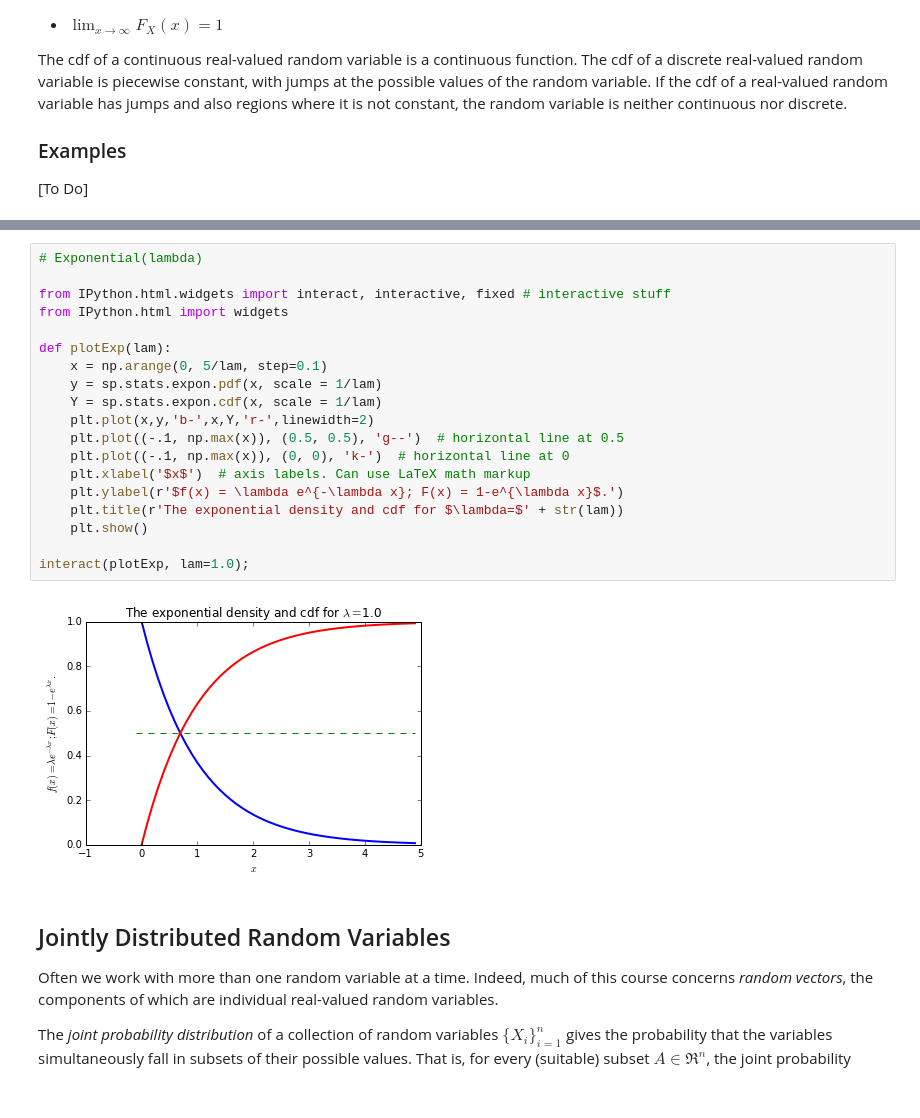
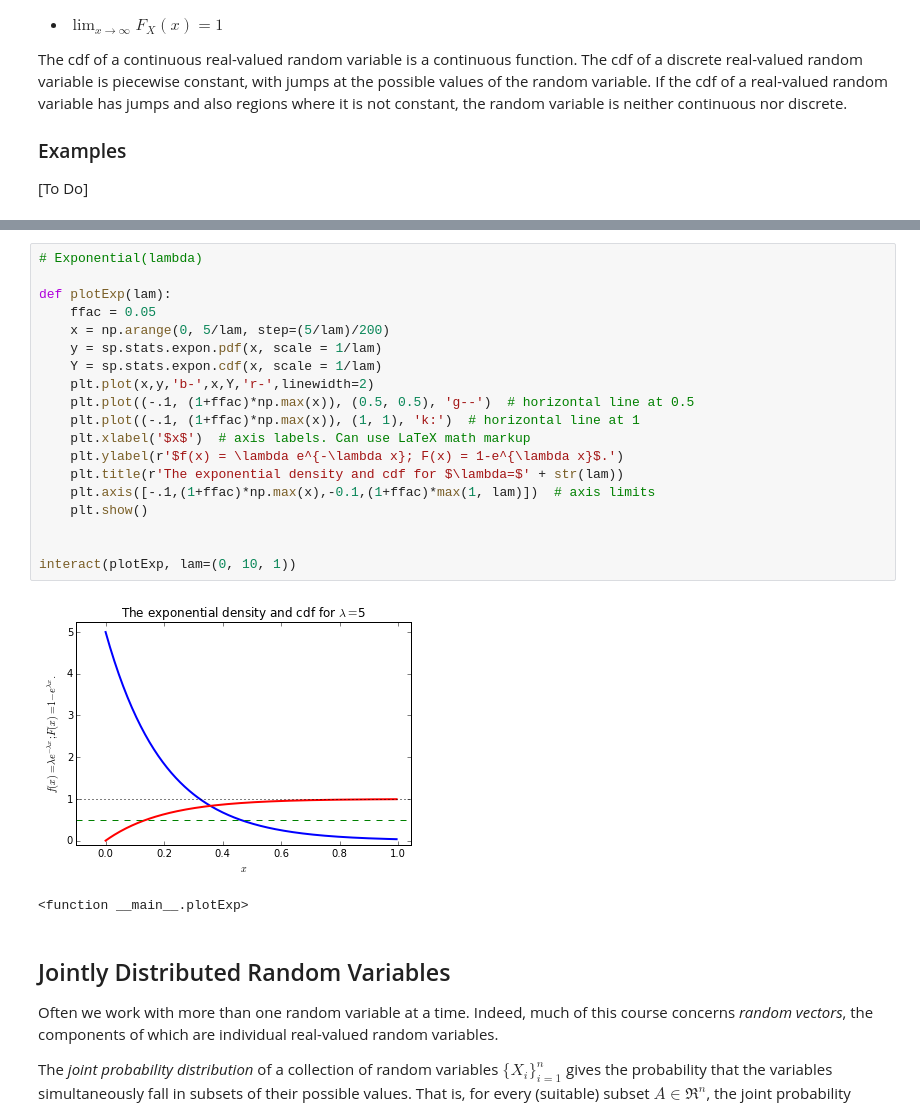
Before and after one commit to pbstark/PhysEng, a Jupyter notebook: rv.ipynb, the cells around one changed output, grey strips where cells are left out. Drawn from its saved outputs; the diff is of its cells as text.

```diff
--- a/rv.ipynb
+++ b/rv.ipynb
@@ -173,24 +182,25 @@ plt.show()
 # %%
 # Exponential(lambda)
 
-from IPython.html.widgets import interact, interactive, fixed # interactive stuff
-from IPython.html import widgets
-
 def plotExp(lam):
-    x = np.arange(0, 5/lam, step=0.1)
+    ffac = 0.05
+    x = np.arange(0, 5/lam, step=(5/lam)/200)
     y = sp.stats.expon.pdf(x, scale = 1/lam)
     Y = sp.stats.expon.cdf(x, scale = 1/lam)
     plt.plot(x,y,'b-',x,Y,'r-',linewidth=2)
-    plt.plot((-.1, np.max(x)), (0.5, 0.5), 'g--')  # horizontal line at 0.5
-    plt.plot((-.1, np.max(x)), (0, 0), 'k-')  # horizontal line at 0
+    plt.plot((-.1, (1+ffac)*np.max(x)), (0.5, 0.5), 'g--')  # horizontal line at 0.5
+    plt.plot((-.1, (1+ffac)*np.max(x)), (1, 1), 'k:')  # horizontal line at 1
     plt.xlabel('$x$')  # axis labels. Can use LaTeX math markup
     plt.ylabel(r'$f(x) = \lambda e^{-\lambda x}; F(x) = 1-e^{\lambda x}$.')
     plt.title(r'The exponential density and cdf for $\lambda=$' + str(lam))
+    plt.axis([-.1,(1+ffac)*np.max(x),-0.1,(1+ffac)*max(1, lam)])  # axis limits
     plt.show()
 
-interact(plotExp, lam=1.0);
+
+interact(plotExp, lam=(0, 10, 1))
 # %% [output]
-[figure, old version]
+[figure, new version]
+<function __main__.plotExp>
 # %% [markdown]
 ## Jointly Distributed Random Variables
 
```
Also changed, not shown: parts of 9 cells of this notebook, 7 other files.
